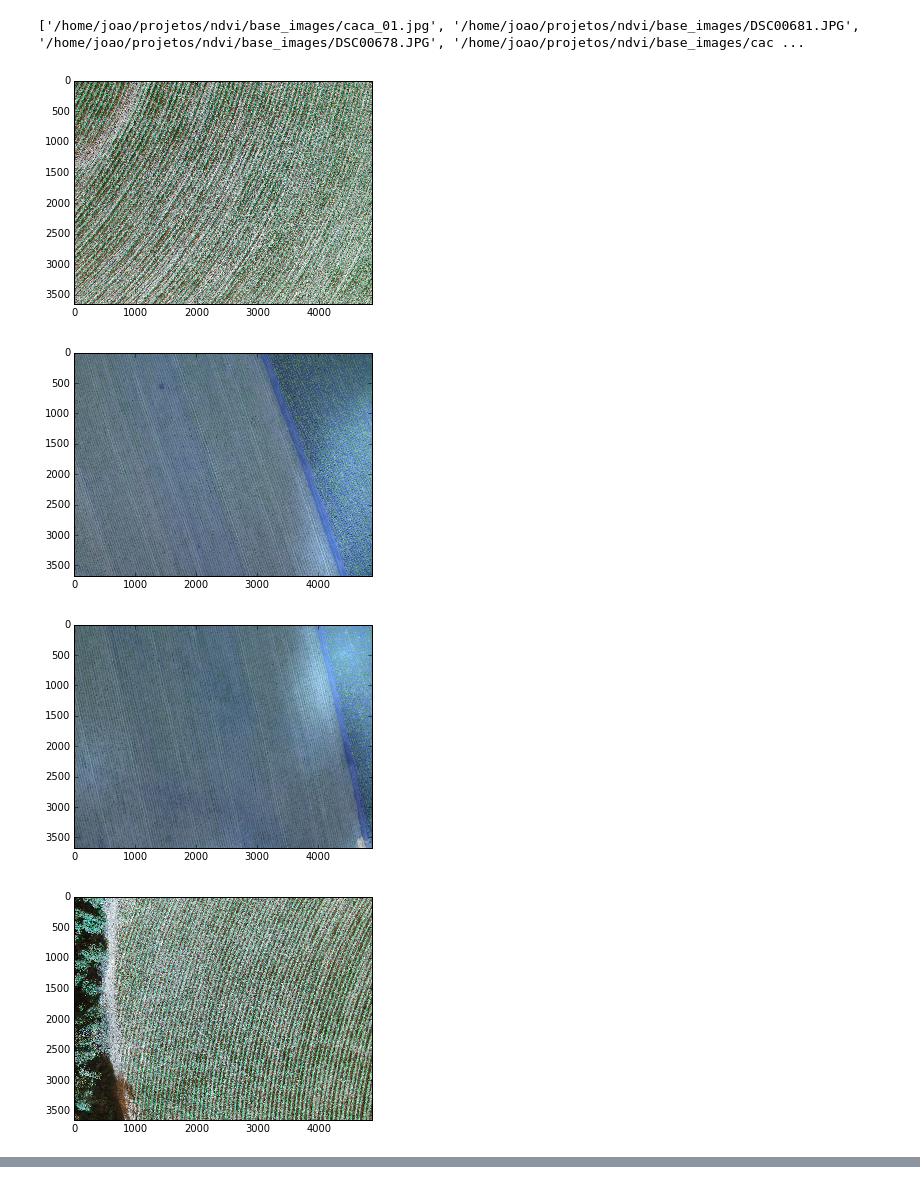
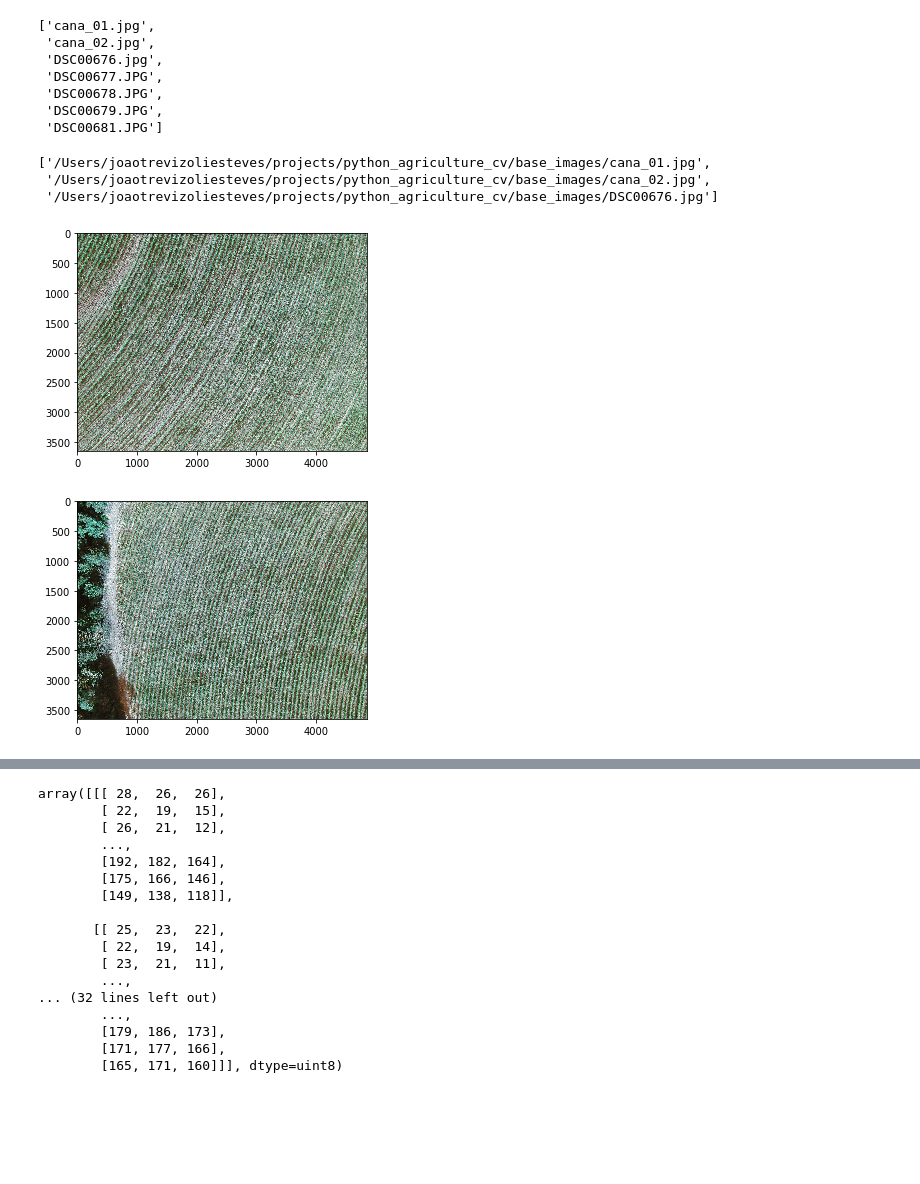
Before and after one commit to joaoTrevizoli/sugarcane_row_detection, a Jupyter notebook: presentation.ipynb, the cells around one changed output, grey strips where cells are left out. Cells and saved outputs as stored; diff of their text form; code cells hidden in the pictures; blank space fills up the shorter version.

```diff
--- a/presentation.ipynb
+++ b/presentation.ipynb
@@ -10,17 +10,33 @@ import cv2
 
 b_path = base_path()
 images = os.listdir("{}/{}".format(b_path, "base_images"))
-image_path = [ "{}/base_images/{}".format(b_path, i) for i in images]
-print(image_path)
+images
 # %% [output]
-['/home/joao/projetos/ndvi/base_images/caca_01.jpg', '/home/joao/projetos/ndvi/base_images/DSC00681.JPG', '/home/joao/projetos/ndvi/base_images/DSC00678.JPG', '/home/joao/projetos/ndvi/base_images/cac ...
+['cana_01.jpg',
+ 'cana_02.jpg',
+ 'DSC00676.jpg',
+ 'DSC00677.JPG',
+ 'DSC00678.JPG',
+ 'DSC00679.JPG',
+ 'DSC00681.JPG']
+# %%
+allowed_extensions = ("jpg", "png", "img", "gif", "bmp")
+
+image_path = [ "{}/base_images/{}".format(b_path, i) for i in images if i.split(".")[1] in allowed_extensions]
+
+image_path
+# %% [output]
+['/Users/joaotrevizoliesteves/projects/python_agriculture_cv/base_images/cana_01.jpg',
+ '/Users/joaotrevizoliesteves/projects/python_agriculture_cv/base_images/cana_02.jpg',
+ '/Users/joaotrevizoliesteves/projects/python_agriculture_cv/base_images/DSC00676.jpg']
 # %%
-for i in zip(image_path, images):
-    img = cv2.imread(i[0])
-    plt.imshow(img)
-    plt.show()
+sugarcane_images = []
+for i in image_path:
+    if i.split("/")[-1].startswith("cana"):
+        img = cv2.imread(i)
+        sugarcane_images.append(img)
+        plt.imshow(img)
+        plt.show()
 # %% [output]
-[figure, old version]
+[figure, new version]
-[figure, old version]
+[figure, new version]
-[figure, removed]
-[figure, removed]
@@ -29,0 +43,20 @@ for i in zip(image_path, images):
+# %%
+img
+# %% [output]
+array([[[ 28,  26,  26],
+        [ 22,  19,  15],
+        [ 26,  21,  12],
+        ...,
+        [192, 182, 164],
+        [175, 166, 146],
+        [149, 138, 118]],
+
+       [[ 25,  23,  22],
+        [ 22,  19,  14],
+        [ 23,  21,  11],
+        ...,
+... (32 lines left out)
+        ...,
+        [179, 186, 173],
+        [171, 177, 166],
+        [165, 171, 160]]], dtype=uint8)
```
Also changed, not shown: parts of 1 cell of this notebook, 3 other files.
